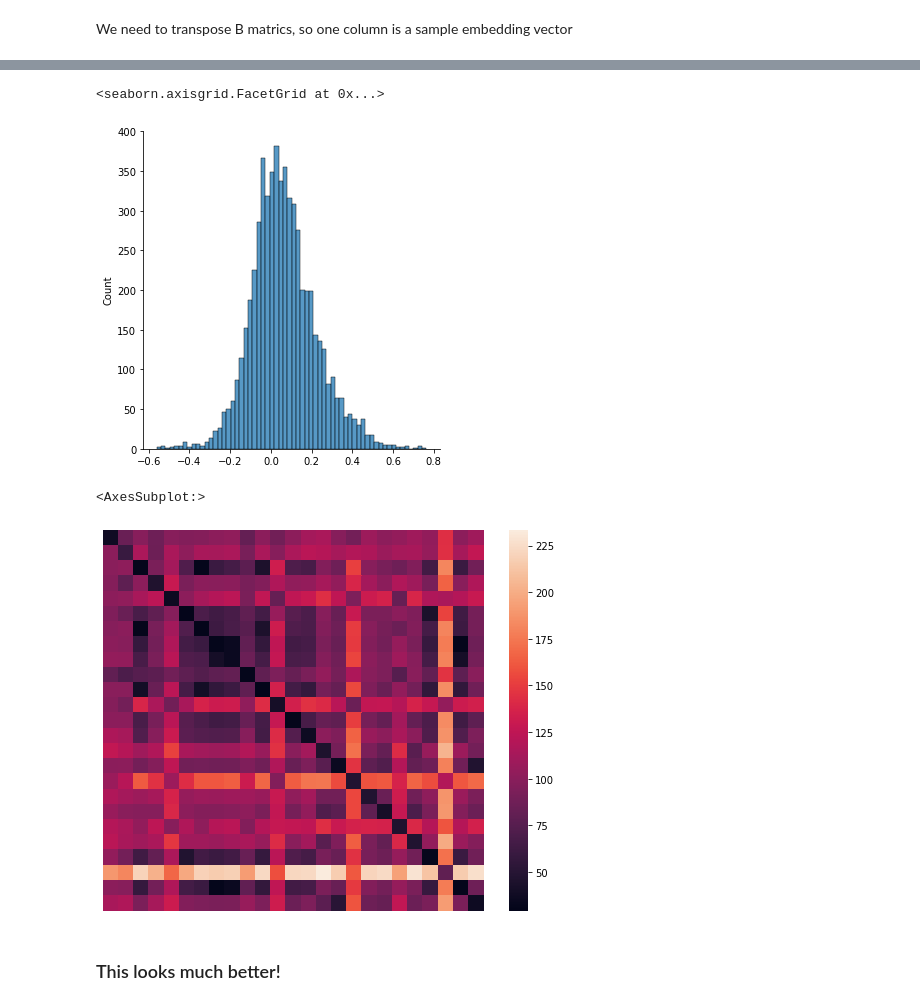
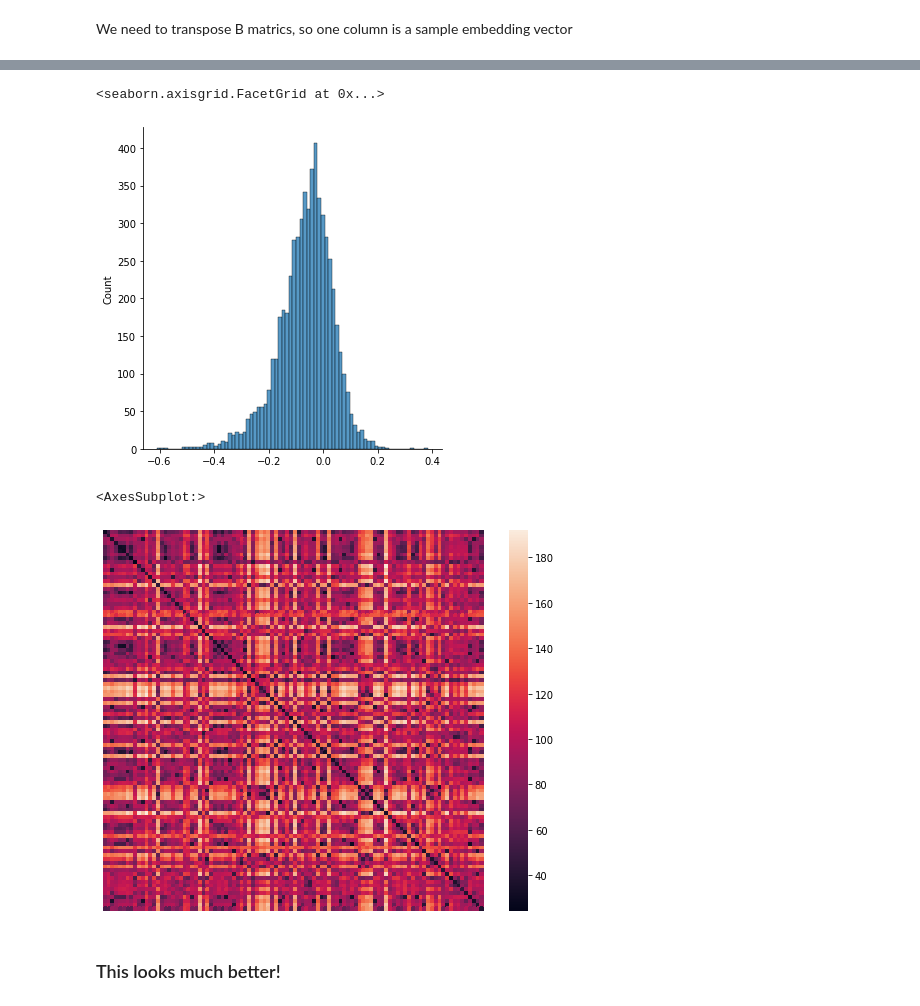
Before and after one commit to Bishop-Laboratory/autoPLIER-analysis, a Jupyter notebook: analysis/CellO_training_data_eda_Serhiy/B-Regression.ipynb, the cells around one changed output, grey strips where cells are left out. Saved outputs shown, nothing was run; the diff lists cells and outputs as text; code cells hidden in the pictures.

```diff
--- a/analysis/CellO_training_data_eda_Serhiy/B-Regression.ipynb
+++ b/analysis/CellO_training_data_eda_Serhiy/B-Regression.ipynb
@@ -86,6 +59,8 @@ Y_df.shape
 # %%
-regr_subset_size = 25
+# number of vectors we'd like to find back
+regr_subset_size = 100
 
+# these are know embedding vectors, we will try to find them back and compare with originals
 target_b_inds = random.choices(range(len(B_df)), k=regr_subset_size)
 target_b_vectors = B_df.iloc[target_b_inds].values
 target_b_vectors.shape
@@ -152,20 +152,21 @@ target_y_norm = target_y_vectors - per_gene_mean
 sns.displot(target_y_norm.mean(axis=0))
 # %% [output]
 <seaborn.axisgrid.FacetGrid at 0x...>
-[figure, old version]
+[figure, new version]
 # %%
 fig, ax = plt.subplots(1, 1, figsize = (9, 7))
 
-sns.heatmap(scipy.spatial.distance.cdist(target_y_norm, y_hat),
+y2y_hat_dists = scipy.spatial.distance.cdist(target_y_norm, y_hat)
+sns.heatmap(y2y_hat_dists,
     cbar=True,
     annot=False,
     square=True,
     fmt='.2f',
     xticklabels=[],
     yticklabels=[])
 # %% [output]
 <AxesSubplot:>
-[figure, old version]
+[figure, new version]
 # %% [markdown]
 ### This looks much better!
 # %%
```
Also changed, not shown: parts of 46 cells of this notebook.
